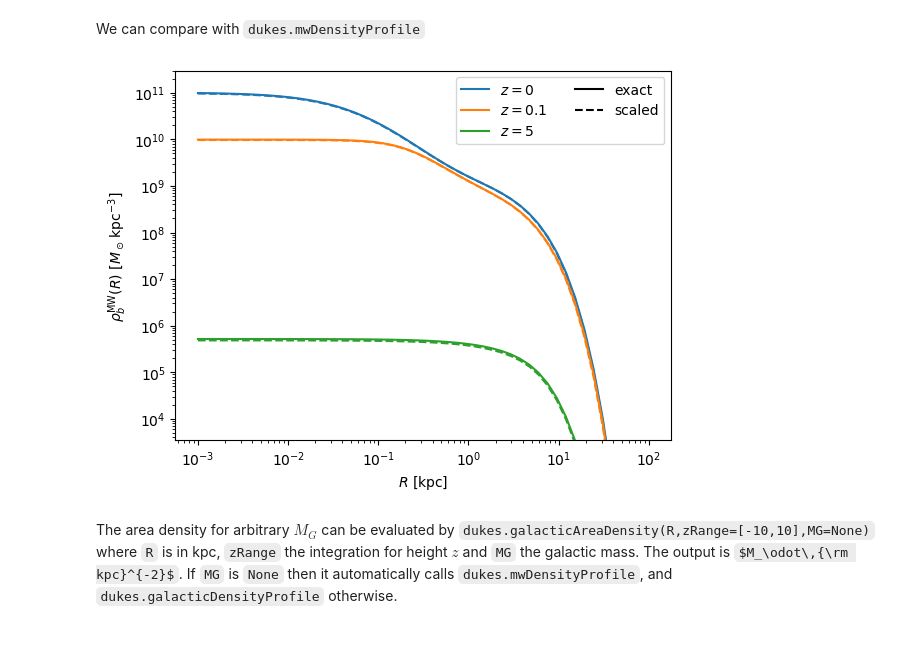
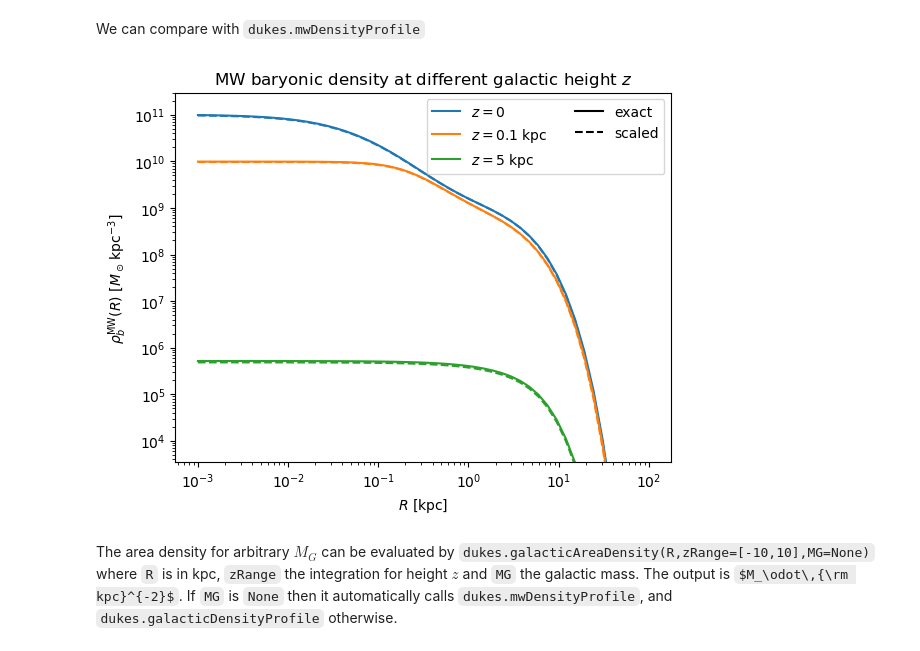
Before and after one commit to yenhsunlin/dukes, a Jupyter notebook: tutorial/tutorial.ipynb, the cells around one changed output. Saved outputs shown, nothing was run; the diff lists cells and outputs as text; code cells hidden in the pictures; some formulas as TeX source.

```diff
--- a/tutorial/tutorial.ipynb
+++ b/tutorial/tutorial.ipynb
@@ -97,23 +97,24 @@ for R in RList:
 # %%
 plt.plot(RList,rhob_MW_exact_z0,color='C0',label=r'$z=0$')
 plt.plot(RList,rhob_MW_scaled_z0,'--',color='C0')
-plt.plot(RList,rhob_MW_exact_z01,color='C1',label=r'$z=0.1$')
+plt.plot(RList,rhob_MW_exact_z01,color='C1',label=r'$z=0.1$ kpc')
 plt.plot(RList,rhob_MW_scaled_z01,'--',color='C1')
-plt.plot(RList,rhob_MW_exact_z5,color='C2',label=r'$z=5$')
+plt.plot(RList,rhob_MW_exact_z5,color='C2',label=r'$z=5$ kpc')
 plt.plot(RList,rhob_MW_scaled_z5,'--',color='C2')
 # for legend plot
 plt.plot([1,10],[-1,-1],'k',label='exact')
 plt.plot([1,10],[-1,-1],'k--',label='scaled')
 
+plt.title(r'MW baryonic density at different galactic height $z$')
 plt.xscale('log')
 plt.yscale('log')
 plt.ylim(3500,3e11)
 plt.legend(ncols=2)
 plt.xlabel(r'$R$ [kpc]')
 plt.ylabel(r'$\rho_b^{\rm MW}(R)~[M_\odot\,{\rm kpc}^{-3}]$ ')
 plt.show()
 # %% [output]
-[figure, old version]
+[figure, new version]
 # %% [markdown]
 The area density for arbitrary $M_G$ can be evaluated by `dukes.galacticAreaDensity(R,zRange=[-10,10],MG=None)` where `R` is in kpc, `zRange` the integration for height $z$ and `MG` the galactic mass. The output is $M_\odot\,{\rm kpc}^{-2}$. If `MG` is `None` then it automatically calls `dukes.mwDensityProfile`, and `dukes.galacticDensityProfile` otherwise.
 # %%
```
